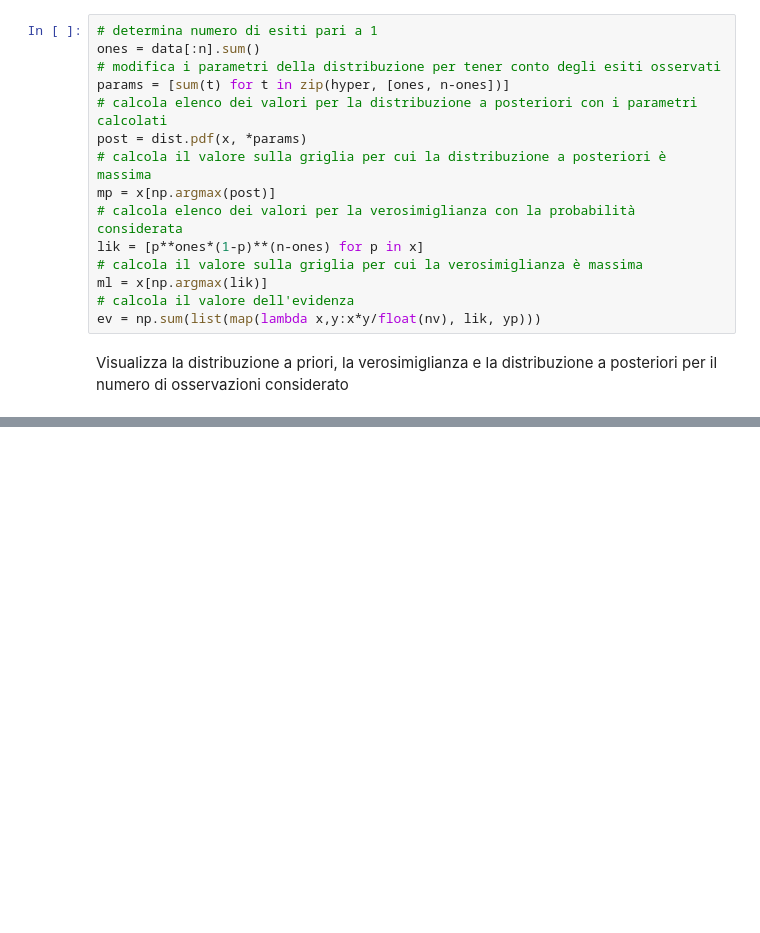
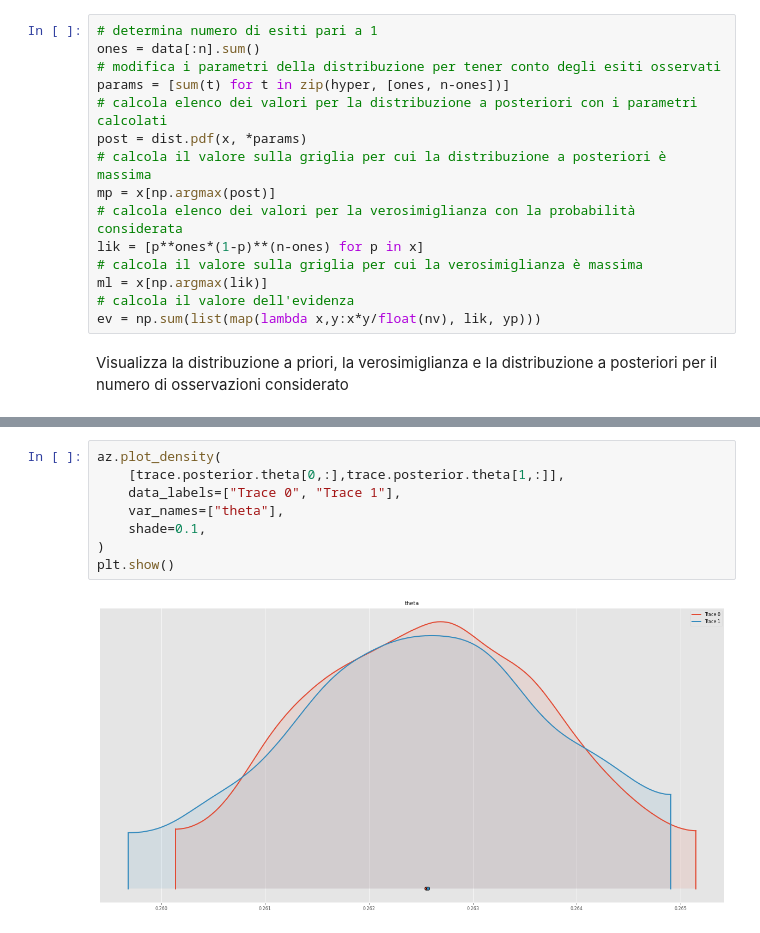
Before and after one commit to tvml/ml2324, a Jupyter notebook: codici/BetaBernoulli.ipynb, the cells around one changed output, grey strips where cells are left out. Drawn from its saved outputs; the diff is of its cells as text; blank space fills up the shorter version.

```diff
--- a/codici/BetaBernoulli.ipynb
+++ b/codici/BetaBernoulli.ipynb
@@ -154,0 +198,10 @@ theta_data = data.sum()/len(data)
+# %%
+az.plot_density(
+    [trace.posterior.theta[0,:],trace.posterior.theta[1,:]],
+    data_labels=["Trace 0", "Trace 1"],
+    var_names=["theta"],
+    shade=0.1,
+)
+plt.show()
+# %% [output]
+[figure, added]
```
Also changed, not shown: parts of 28 cells of this notebook.
